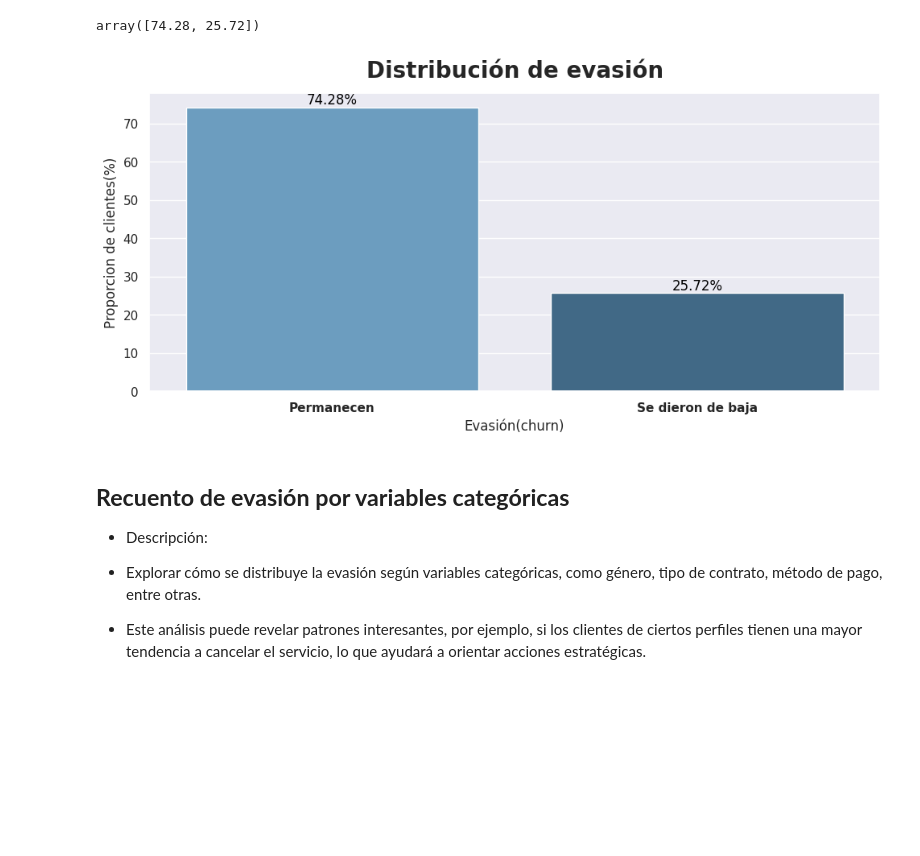
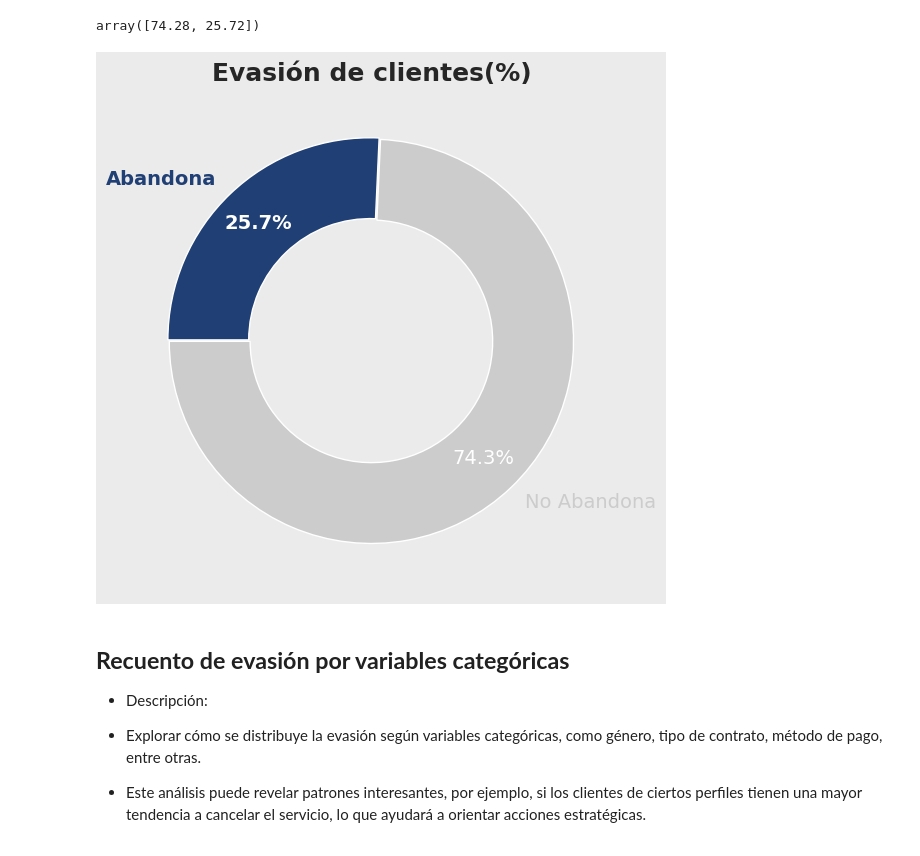
Before and after one commit to WLozanoH/TelecomX-Data-Science-AL, a Jupyter notebook: TelecomX.ipynb, the cells around one changed output. Saved outputs shown, nothing was run; the diff lists cells and outputs as text; code cells hidden in the pictures; blank space fills up the shorter version.

Commit message:
style: personalización del gráfico de pastel para evasión de clientes

```diff
--- a/TelecomX.ipynb
+++ b/TelecomX.ipynb
@@ -469,33 +493,3 @@ tiene_pareja                        51.59        48.41
 pivotado.loc['abandono'].values
 # %% [output]
 array([74.28, 25.72])
-# %%
-# Establecer la configuración seaborn
-sns.set()
-
-# Usar la variable creada anteriormente 'pivotado'
-# Definir las etiquetas
-labels=['Permanecen', 'Se dieron de baja']  # Etiquetas para los valores 0 y 1
-values = pivotado.loc['abandono'].values  # Extraer los valores de las proporciones
-
-# Definir el lienzo y los gráficos
-fig, ax = plt.subplots(figsize=(10,5))
-
-# Crear gráfico de barras
-sns.barplot(x=labels, y=values, ax=ax, palette='Blues_d')
-
-# Títulos y etiquetas
-ax.set_title('Distribución de evasión', fontweight='bold', fontsize=20, y=1.03)
-ax.set_xlabel('Evasión(churn)')
-ax.set_ylabel('Proporcion de clientes(%)')
-ax.set_xticklabels(labels, fontweight='bold')
-
-#Colocar proporciones en las barras
-for i, value in enumerate(values):
-  ax.text(i, value, f'{value:.2f}%', color='black', ha='center', va='bottom', fontsize=12)
-
-# Ajustar gráfico y mostrar
-plt.tight_layout()
-plt.show()
-# %% [output]
-[figure, removed]
@@ -502,3 +540,7 @@ plt.show()
+# %%
+proporsion_de_evasion().show()
+# %% [output]
+[figure, added]
 # %% [markdown]
 ## **Recuento de evasión por variables categóricas**
 
```
Also changed, not shown: parts of 11 cells of this notebook.
